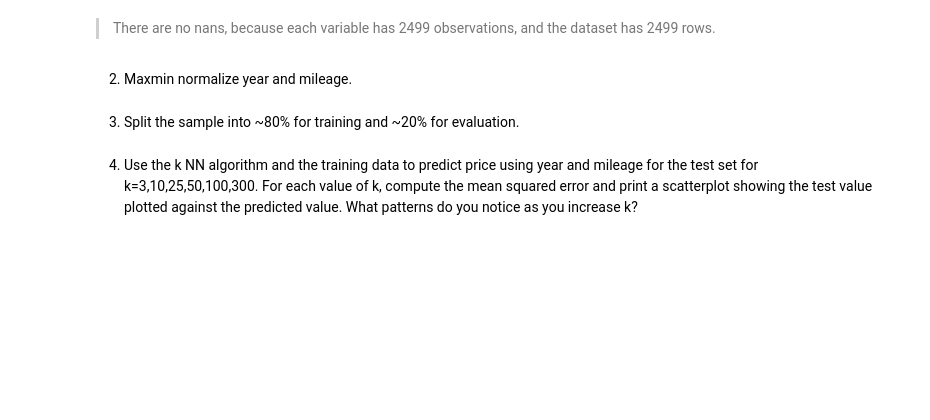
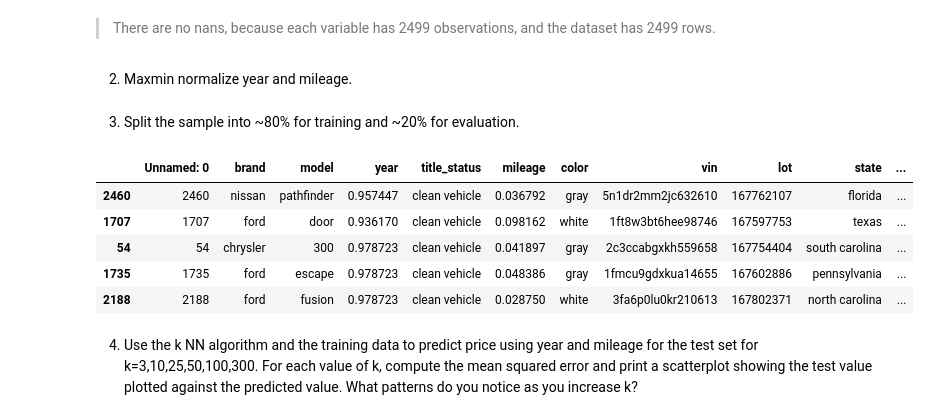
Before and after one commit to JZheng313/knn, a Jupyter notebook: assignment_knn.ipynb, the cells around one changed output. Drawn from its saved outputs; the diff is of its cells as text; code cells hidden in the pictures; blank space fills up the shorter version.

```diff
--- a/assignment_knn.ipynb
+++ b/assignment_knn.ipynb
@@ -67,4 +77,13 @@ X = df.drop('price', axis=1)
 X_train, X_test, y_train, y_test, = train_test_split(X,y,test_size=.2,random_state=100)
+# %%
+X_train.head()
+# %% [output]
+|  | Unnamed: 0 | brand | model | year | title_status | mileage | color | vin | lot | state | ... |
+| 2460 | 2460 | nissan | pathfinder | 0.957447 | clean vehicle | 0.036792 | gray | 5n1dr2mm2jc632610 | 167762107 | florida | ... |
+| 1707 | 1707 | ford | door | 0.936170 | clean vehicle | 0.098162 | white | 1ft8w3bt6hee98746 | 167597753 | texas | ... |
+| 54 | 54 | chrysler | 300 | 0.978723 | clean vehicle | 0.041897 | gray | 2c3ccabgxkh559658 | 167754404 | south carolina | ... |
+| 1735 | 1735 | ford | escape | 0.978723 | clean vehicle | 0.048386 | gray | 1fmcu9gdxkua14655 | 167602886 | pennsylvania | ... |
+| 2188 | 2188 | ford | fusion | 0.978723 | clean vehicle | 0.028750 | white | 3fa6p0lu0kr210613 | 167802371 | north carolina | ... |
 # %% [markdown]
 4. Use the k NN algorithm and the training data to predict price using year and mileage for the test set for k=3,10,25,50,100,300. For each value of k, compute the mean squared error and print a scatterplot showing the test value plotted against the predicted value. What patterns do you notice as you increase  k?
 # %%
```
Also changed, not shown: parts of 7 cells of this notebook.
